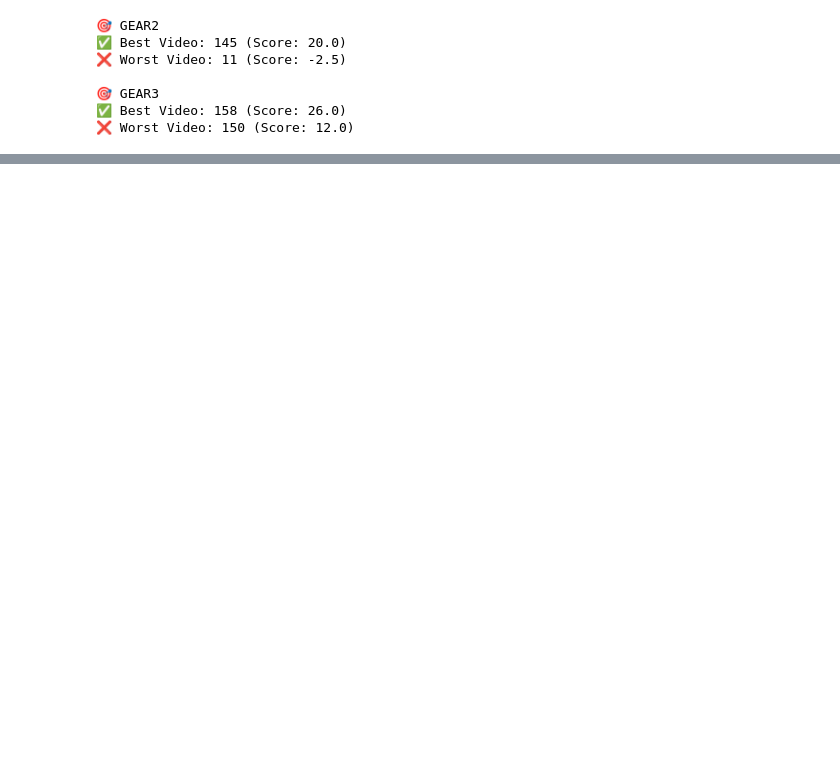
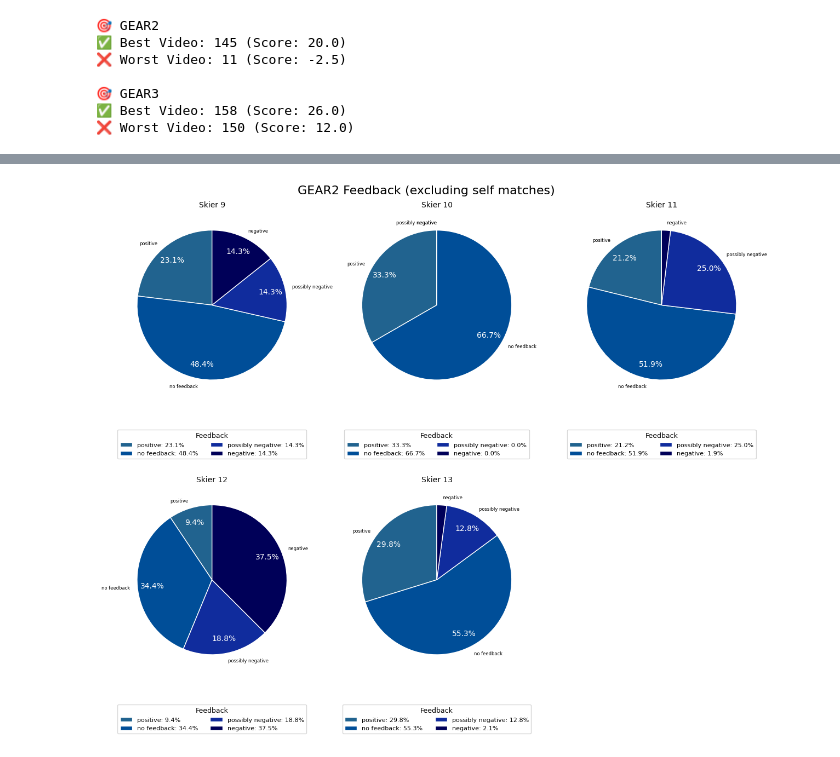
Before and after one commit to brittawi/SkiersProject, a Jupyter notebook: feedback_system/evaluation_of_results/evaluation_wide_legs.ipynb, the cells around one changed output, grey strips where cells are left out. Cells and saved outputs as stored; diff of their text form; code cells hidden in the pictures; blank space fills up the shorter version.

```diff
--- a/feedback_system/evaluation_of_results/evaluation_wide_legs.ipynb
+++ b/feedback_system/evaluation_of_results/evaluation_wide_legs.ipynb
@@ -186,0 +263,5 @@ for gear in ['gear2', 'gear3']:
+# %%
+#plot_feedback_per_skier(data_mixed_level)
+plot_skier_feedback_pies(data_mixed_level, gear="gear2")
+# %% [output]
+[figure, added]
```
Also changed, not shown: parts of 10 cells of this notebook, 3 other files.
